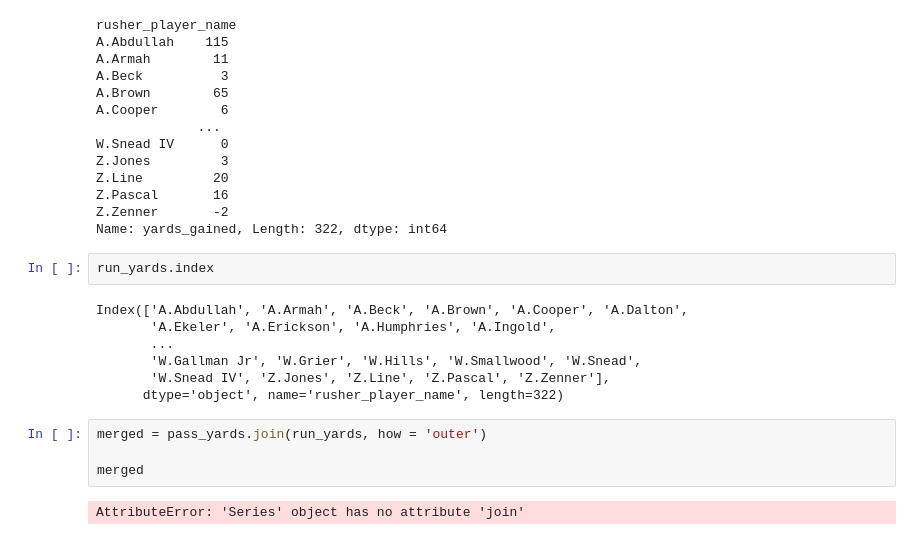
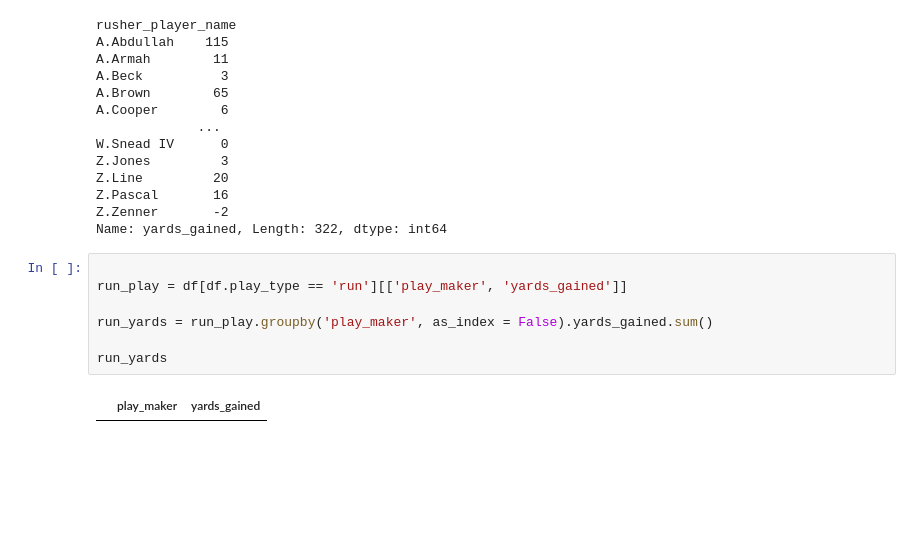
Before and after one commit to scunden/Project-Dash, a Jupyter notebook: 2. Data-Cleanup/0. Cleanup/cleanup.ipynb, the cells around one changed output. Drawn from its saved outputs; the diff is of its cells as text; blank space fills up the shorter version.

```diff
--- a/2. Data-Cleanup/0. Cleanup/cleanup.ipynb
+++ b/2. Data-Cleanup/0. Cleanup/cleanup.ipynb
@@ -423,18 +419,12 @@ Z.Line         20
 Z.Pascal       16
 Z.Zenner       -2
 Name: yards_gained, Length: 322, dtype: int64
-# %%
-run_yards.index
-# %% [output]
-Index(['A.Abdullah', 'A.Armah', 'A.Beck', 'A.Brown', 'A.Cooper', 'A.Dalton',
-       'A.Ekeler', 'A.Erickson', 'A.Humphries', 'A.Ingold',
-       ...
-       'W.Gallman Jr', 'W.Grier', 'W.Hills', 'W.Smallwood', 'W.Snead',
-       'W.Snead IV', 'Z.Jones', 'Z.Line', 'Z.Pascal', 'Z.Zenner'],
-      dtype='object', name='rusher_player_name', length=322)
-# %%
-merged = pass_yards.join(run_yards, how = 'outer')
-
-merged
-# %% [output]
-AttributeError: 'Series' object has no attribute 'join'
+# %%
+
+run_play = df[df.play_type == 'run'][['play_maker', 'yards_gained']]
+
+run_yards = run_play.groupby('play_maker', as_index = False).yards_gained.sum()
+
+run_yards
+# %% [output]
+|  | play_maker | yards_gained |
```
Also changed, not shown: parts of 14 cells of this notebook, 1 other file.
